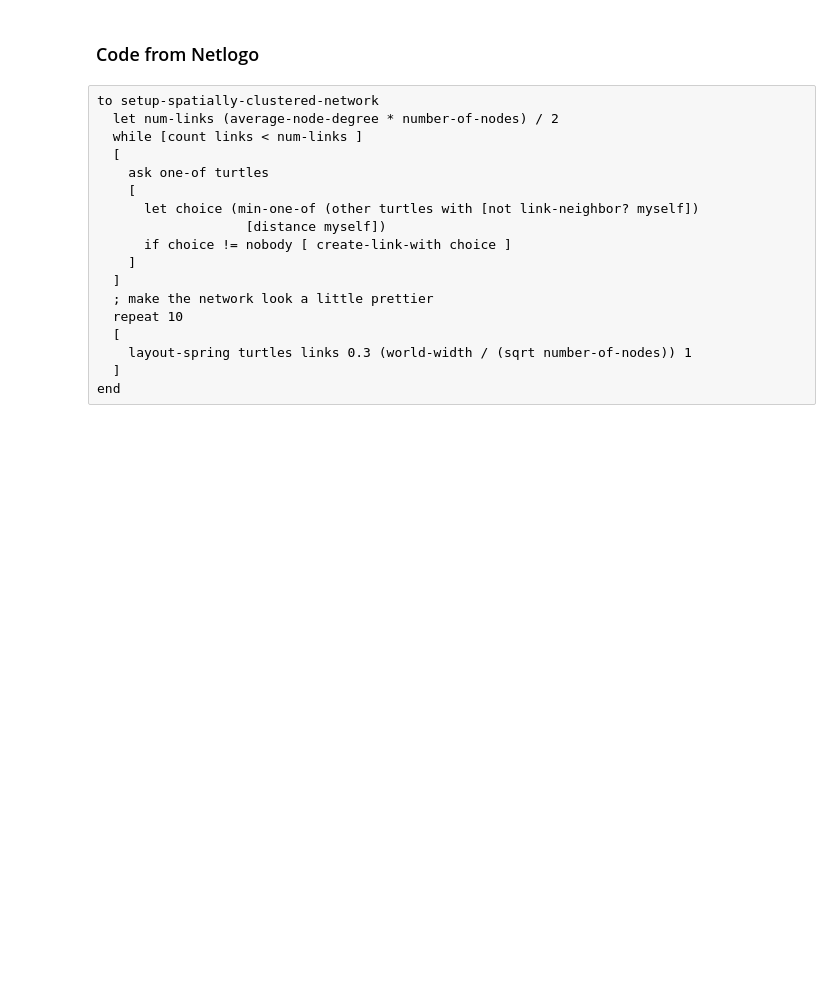
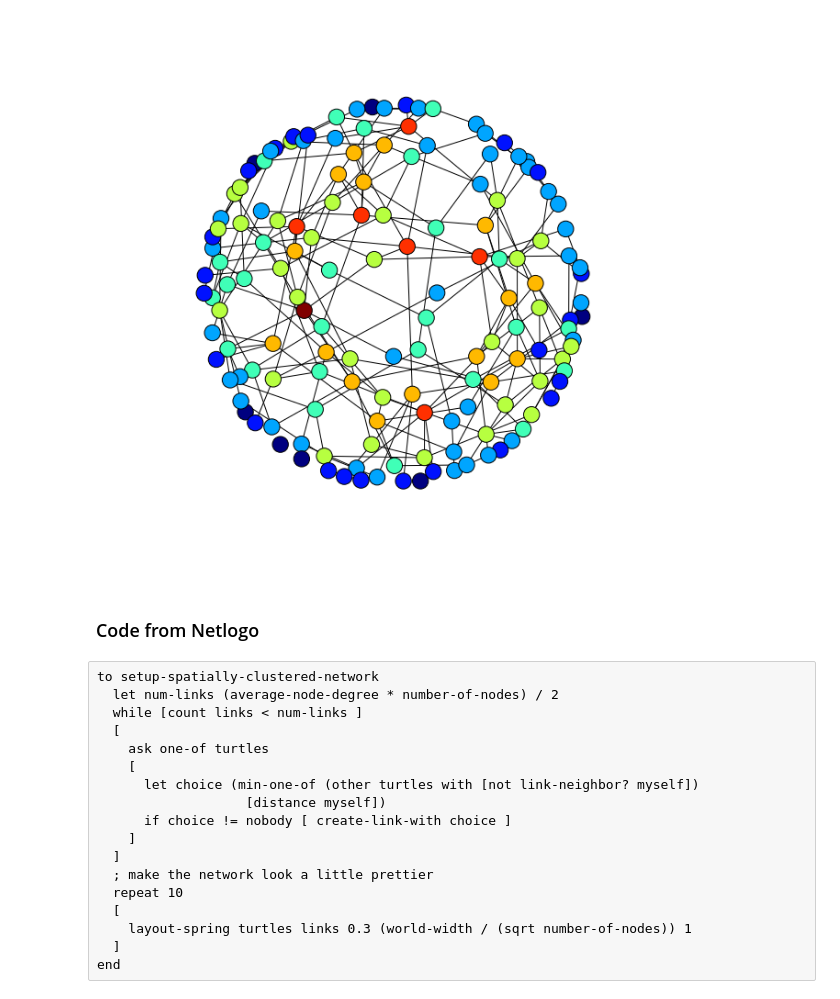
Before and after one commit to svdt/mesa, a Jupyter notebook: examples/virus_on_network/Network example.ipynb, the cells around one changed output. Drawn from its saved outputs; the diff is of its cells as text; code cells hidden in the pictures; blank space fills up the shorter version.

```diff
--- a/examples/virus_on_network/Network example.ipynb
+++ b/examples/virus_on_network/Network example.ipynb
@@ -1,3 +46,12 @@
+# %%
+import matplotlib.pyplot as plt
+plt.figure(figsize=(8,8))
+# with nodes colored by degree sized by population
+node_color=[G.degree(v) for v in G]
+nx.draw(G, node_color=node_color,
+     with_labels=False)
+# %% [output]
+[figure, added]
 # %%
 import networkx as nx
 import random
```
Also changed, not shown: parts of 13 cells of this notebook, 3 other files.
